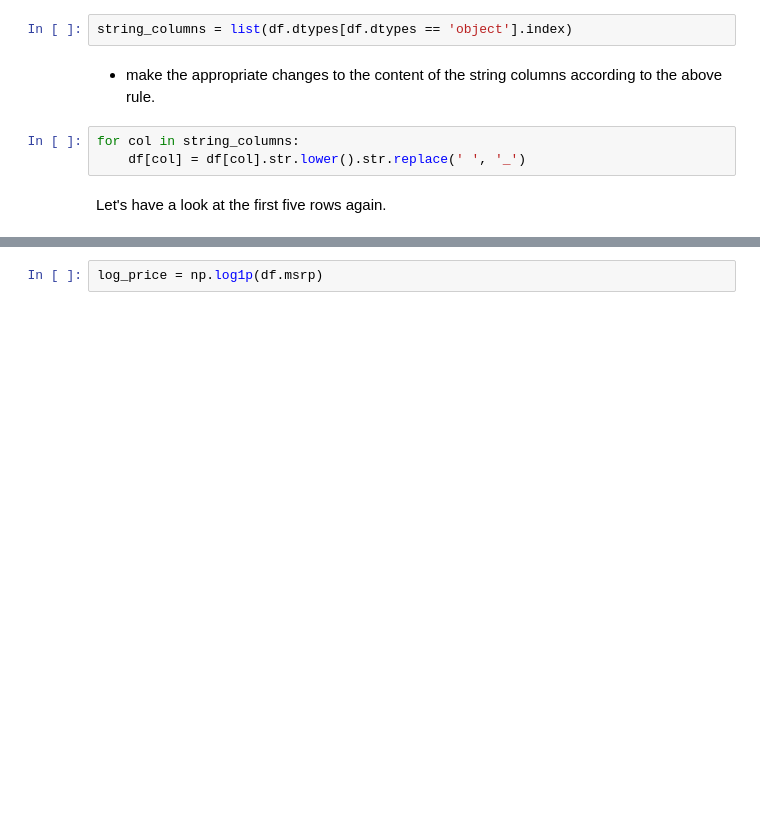
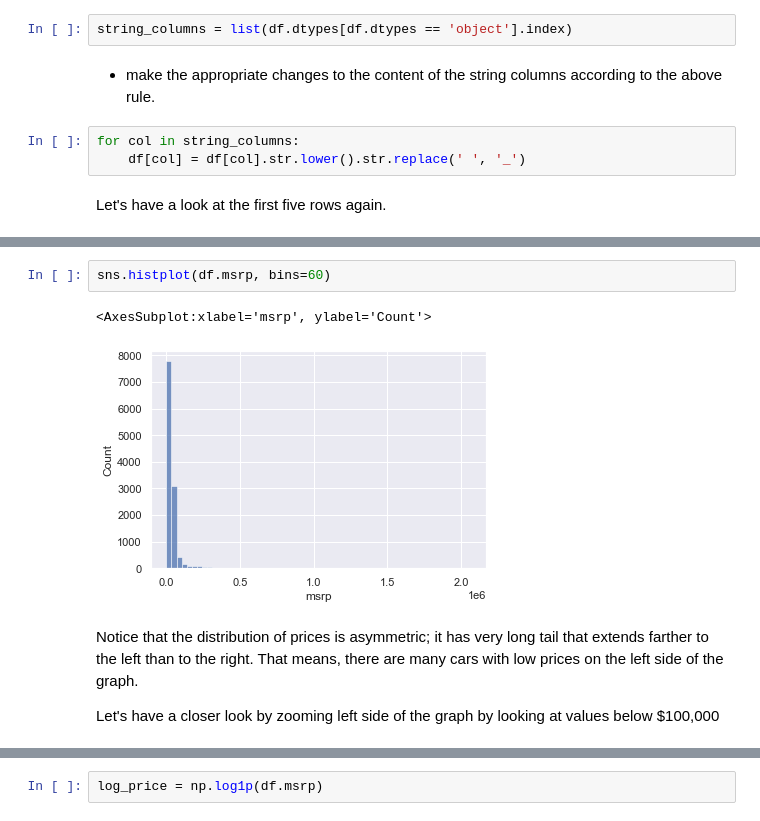
Before and after one commit to bertanulusoy/ml-learning, a Jupyter notebook: car-price-prediction-project/CooperUnionCarPricePredict.ipynb, the cells around one changed output, grey strips where cells are left out. Saved outputs shown, nothing was run; the diff lists cells and outputs as text; blank space fills up the shorter version.

```diff
--- a/car-price-prediction-project/CooperUnionCarPricePredict.ipynb
+++ b/car-price-prediction-project/CooperUnionCarPricePredict.ipynb
@@ -140,0 +159,9 @@ this transformation:
+# %%
+sns.histplot(df.msrp, bins=60)
+# %% [output]
+<AxesSubplot:xlabel='msrp', ylabel='Count'>
+[figure, added]
+# %% [markdown]
+Notice that the distribution of prices is asymmetric; it has very long tail that extends farther to the left than to the right. That means, there are many cars with low prices on the left side of the graph.
+
+Let's have a closer look by zooming left side of the graph by looking at values below $100,000
```
Also changed, not shown: parts of 190 cells of this notebook.
